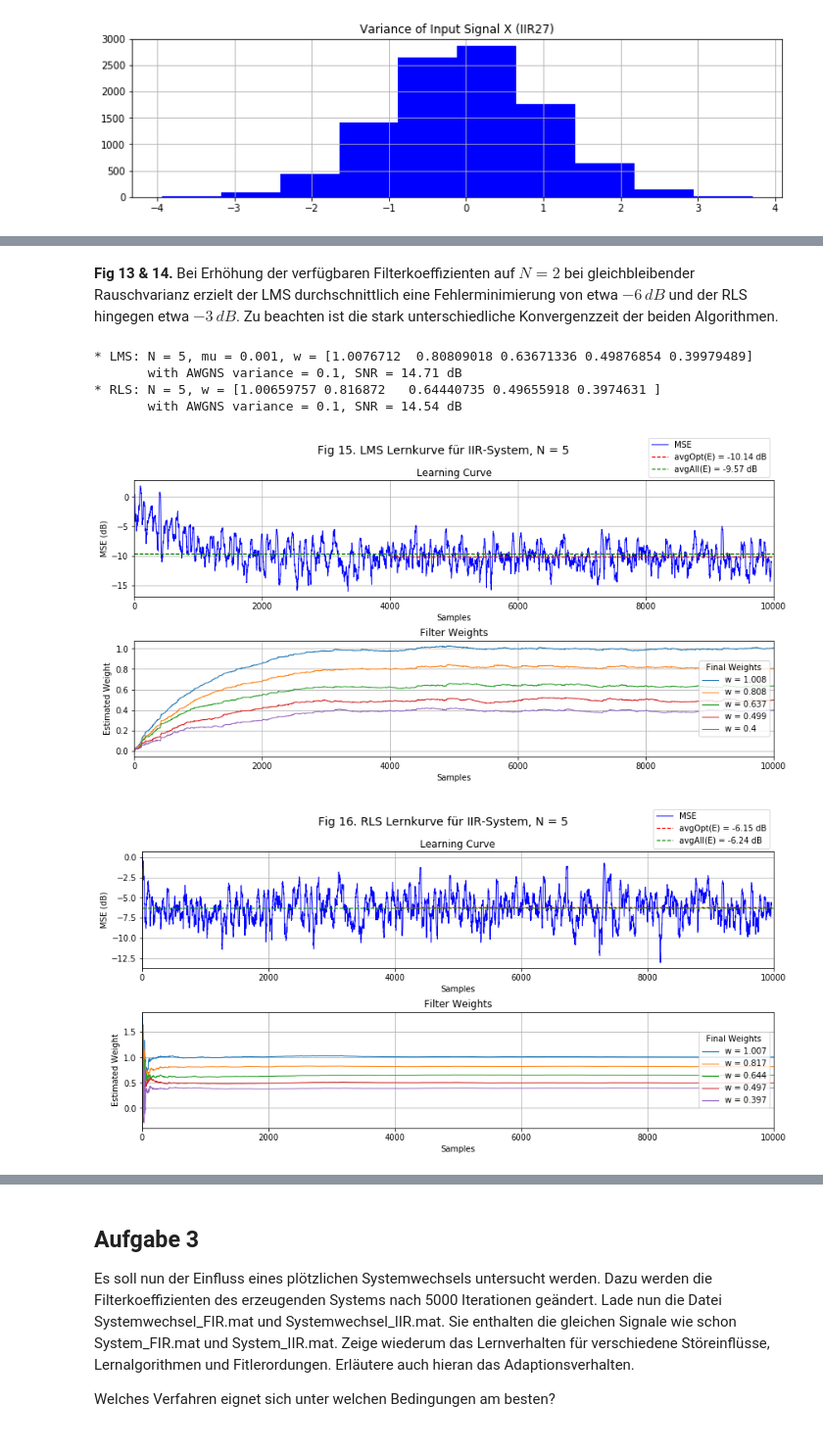
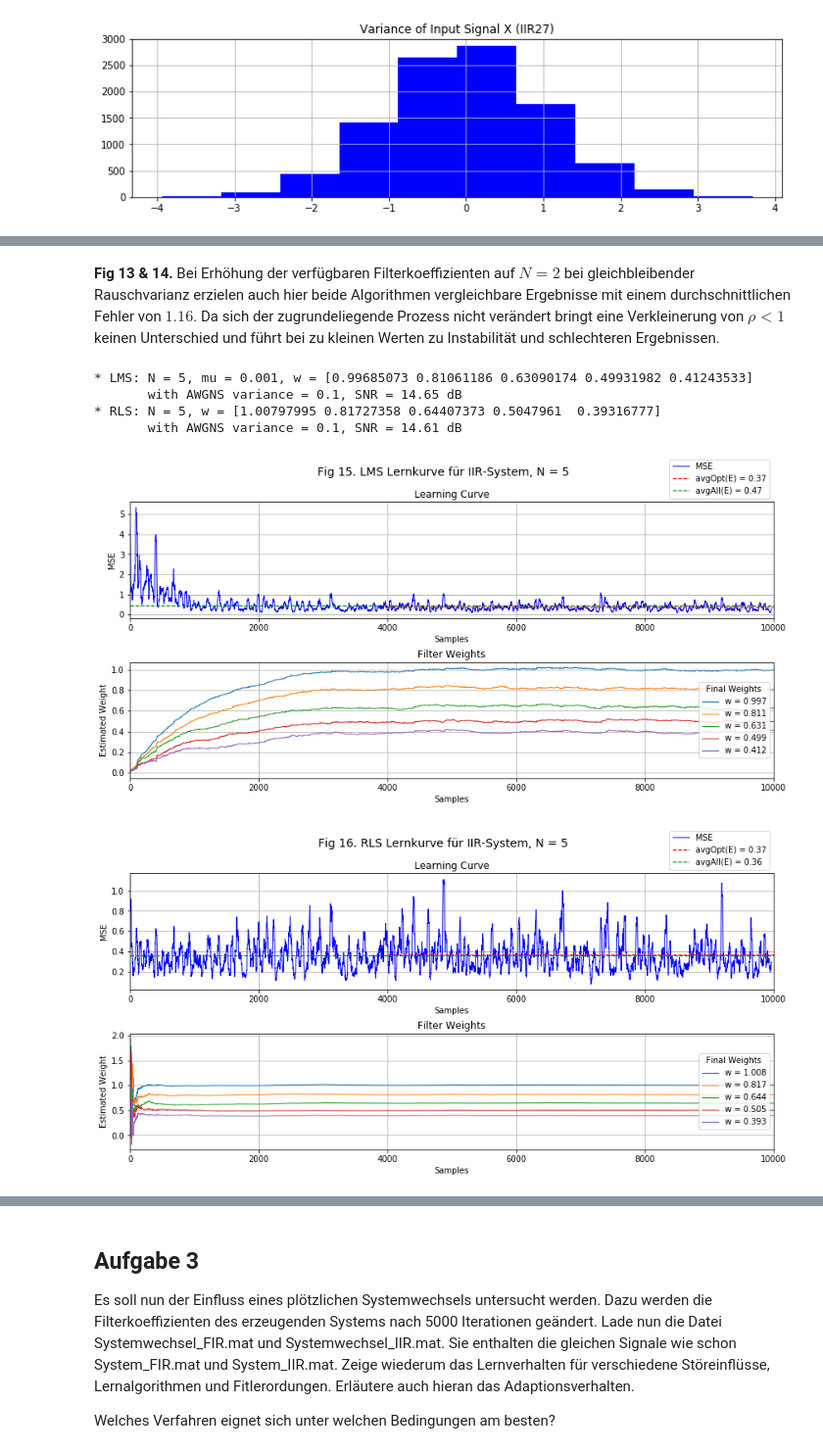
Before and after one commit to xhain/Systemidentifikation, a Jupyter notebook: python/Systemidentifikation.ipynb, the cells around one changed output, grey strips where cells are left out. Shown at 98% size. Cells and saved outputs as stored; diff of their text form; code cells hidden in the pictures.

Commit message:
Went through Notebook regarding Forgetting Factor. Everything works - had to remove .DS_Store from data directory manually.

```diff
--- a/python/Systemidentifikation.ipynb
+++ b/python/Systemidentifikation.ipynb
@@ -281,9 +287,9 @@ ts.errorPlot(E, W, plotLen, 'Fig 11. LMS Lernkurve für IIR-System, N = '+str(N)
 print('       with AWGNS variance = '+str(var)+', SNR = '+str(SNRdB)+' dB')
 
 # RLS, N = 1
-N, var = 1, 0.001
+N, var, forget = 1, 0.001, 0.001
 HiirDn, SNRdB = ts.addNoise(HiirD, var)
-E, W, w, Yd = algo.rlsAlg(N, HiirX, HiirDn, np.zeros(N))
+E, W, w, Yd = algo.rlsAlg(N, HiirX, HiirDn, np.zeros(N), memleak=forget)
 ts.errorPlot(E, W, plotLen, 'Fig 12. RLS Lernkurve für IIR-System, N = '+str(N), style=plotStyle,avgFrom=3000)
 print('       with AWGNS variance = '+str(var)+', SNR = '+str(SNRdB)+' dB')
 # %% [output]
@@ -307,13 +314,13 @@ plotStyle = 'lin'
 N, mu, var = 2, 0.001, 0.001
 HiirDn, SNRdB = ts.addNoise(HiirD, var)
 E, W, w, Yd = algo.lmsAlg(N, mu, HiirX, HiirDn, np.zeros(N))
-ts.errorPlot(E, W, plotLen, 'Fig 13. LMS Lernkurve für IIR-System, N = '+str(N), style='log',avgFrom=2000)
+ts.errorPlot(E, W, plotLen, 'Fig 13. LMS Lernkurve für IIR-System, N = '+str(N), style=plotStyle,avgFrom=2000)
 print('       with AWGNS variance = '+str(var)+', SNR = '+str(SNRdB)+' dB')
 
 # RLS, N = 2
-N, var = 2, 0.001
+N, var, forget = 2, 0.001, 0.0
 HiirDn, SNRdB = ts.addNoise(HiirD, var)
-E, W, w, Yd = algo.rlsAlg(N, HiirX, HiirDn, np.zeros(N))
-ts.errorPlot(E, W, plotLen, 'Fig 14. RLS Lernkurve für IIR-System, N = '+str(N), style='log',avgFrom=2000)
+E, W, w, Yd = algo.rlsAlg(N, HiirX, HiirDn, np.zeros(N), memleak=forget)
+ts.errorPlot(E, W, plotLen, 'Fig 14. RLS Lernkurve für IIR-System, N = '+str(N), style=plotStyle,avgFrom=2000)
 print('       with AWGNS variance = '+str(var)+', SNR = '+str(SNRdB)+' dB')
 # %% [output]
@@ -326,29 +333,29 @@ print('       with AWGNS variance = '+str(var)+', SNR = '+str(SNRdB)+' dB')
-# %% [markdown]
-**Fig 13 & 14.**
-Bei Erhöhung der verfügbaren Filterkoeffizienten auf $N = 2$ bei gleichbleibender Rauschvarianz erzielt der LMS durchschnittlich eine Fehlerminimierung von etwa $-6\,dB$ und der RLS hingegen etwa $-3\,dB$. Zu beachten ist die stark unterschiedliche Konvergenzzeit der beiden Algorithmen.
+# %% [markdown]
+**Fig 13 & 14.**
+Bei Erhöhung der verfügbaren Filterkoeffizienten auf $N = 2$ bei gleichbleibender Rauschvarianz erzielen auch hier beide Algorithmen vergleichbare Ergebnisse mit einem durchschnittlichen Fehler von $1.16$. Da sich der zugrundeliegende Prozess nicht verändert bringt eine Verkleinerung von $\rho < 1$ keinen Unterschied und führt bei zu kleinen Werten zu Instabilität und schlechteren Ergebnissen.
 # %%
 # Length of displayed plot
 plotLen = 10000
 plotStyle = 'lin'
 avgFrom = 4000
 
 # LMS, N = 5
 N, mu, var = 5, 0.001, 0.1
 HiirDn, SNRdB = ts.addNoise(HiirD, var)
 E, W, w, Yd = algo.lmsAlg(N, mu, HiirX, HiirDn, np.zeros(N))
-ts.errorPlot(E, W, plotLen, 'Fig 15. LMS Lernkurve für IIR-System, N = '+str(N), style='log',avgFrom=avgFrom)
+ts.errorPlot(E, W, plotLen, 'Fig 15. LMS Lernkurve für IIR-System, N = '+str(N), style=plotStyle,avgFrom=avgFrom)
 print('       with AWGNS variance = '+str(var)+', SNR = '+str(SNRdB)+' dB')
 
 # RLS, N = 5
-N, var = 5, 0.1
+N, var, forget = 5, 0.1, 0.0
 HiirDn, SNRdB = ts.addNoise(HiirD, var)
-E, W, w, Yd = algo.rlsAlg(N, HiirX, HiirDn, np.zeros(N))
-ts.errorPlot(E, W, plotLen, 'Fig 16. RLS Lernkurve für IIR-System, N = '+str(N), style='log',avgFrom=avgFrom)
+E, W, w, Yd = algo.rlsAlg(N, HiirX, HiirDn, np.zeros(N), memleak=forget)
+ts.errorPlot(E, W, plotLen, 'Fig 16. RLS Lernkurve für IIR-System, N = '+str(N), style=plotStyle,avgFrom=avgFrom)
 print('       with AWGNS variance = '+str(var)+', SNR = '+str(SNRdB)+' dB')
 # %% [output]
-* LMS: N = 5, mu = 0.001, w = [1.0076712  0.80809018 0.63671336 0.49876854 0.39979489]
-       with AWGNS variance = 0.1, SNR = 14.71 dB
-* RLS: N = 5, w = [1.00659757 0.816872   0.64440735 0.49655918 0.3974631 ]
-       with AWGNS variance = 0.1, SNR = 14.54 dB
+* LMS: N = 5, mu = 0.001, w = [0.99685073 0.81061186 0.63090174 0.49931982 0.41243533]
+       with AWGNS variance = 0.1, SNR = 14.65 dB
+* RLS: N = 5, w = [1.00797995 0.81727358 0.64407373 0.5047961  0.39316777]
+       with AWGNS variance = 0.1, SNR = 14.61 dB
-[figure, old version]
+[figure, new version]
-[figure, old version]
+[figure, new version]
```
Also changed, not shown: parts of 30 cells of this notebook.
